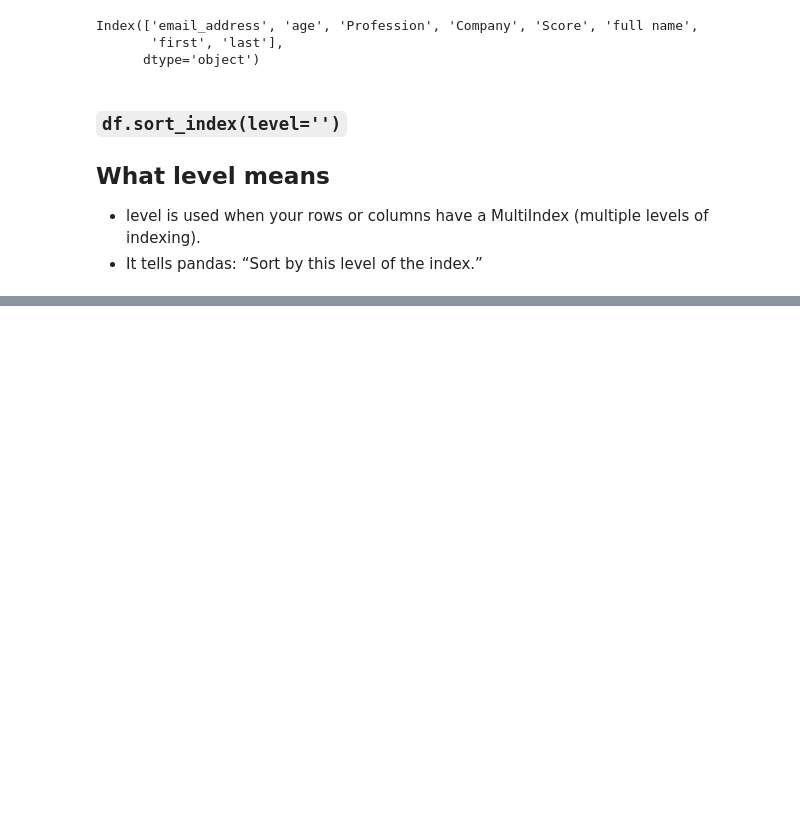
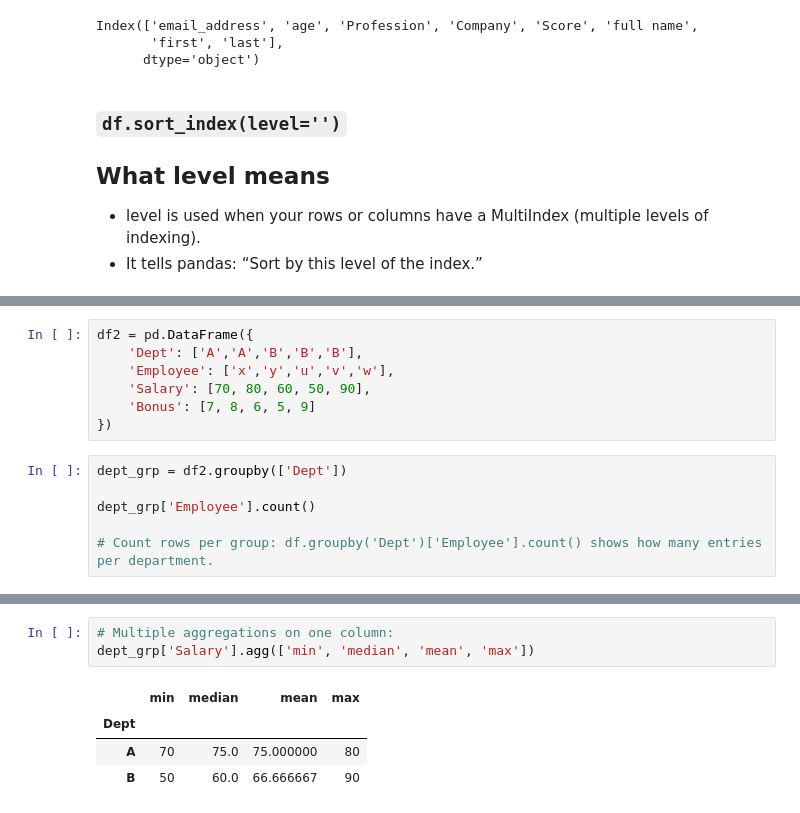
Before and after one commit to Ashish-khanagwal/Artificial-Intelligence, a Jupyter notebook: 4. Pandas/basics-3.ipynb, the cells around one changed output, grey strips where cells are left out. Saved outputs shown, nothing was run; the diff lists cells and outputs as text; blank space fills up the shorter version.

```diff
--- a/4. Pandas/basics-3.ipynb
+++ b/4. Pandas/basics-3.ipynb
@@ -446,0 +449,13 @@ df
+# %%
+df2 = pd.DataFrame({
+    'Dept': ['A','A','B','B','B'],
+    'Employee': ['x','y','u','v','w'],
+    'Salary': [70, 80, 60, 50, 90],
+    'Bonus': [7, 8, 6, 5, 9]
+})
+# %%
+dept_grp = df2.groupby(['Dept'])
+
+dept_grp['Employee'].count()
+
+# Count rows per group: df.groupby('Dept')['Employee'].count() shows how many entries per department.
@@ -446,0 +486,8 @@ df
+# %%
+# Multiple aggregations on one column:
+dept_grp['Salary'].agg(['min', 'median', 'mean', 'max'])
+# %% [output]
+|  | min | median | mean | max |
+| Dept |  |  |  |  |
+| A | 70 | 75.0 | 75.000000 | 80 |
+| B | 50 | 60.0 | 66.666667 | 90 |
```
Also changed, not shown: parts of 7 cells of this notebook, 2 other files.
